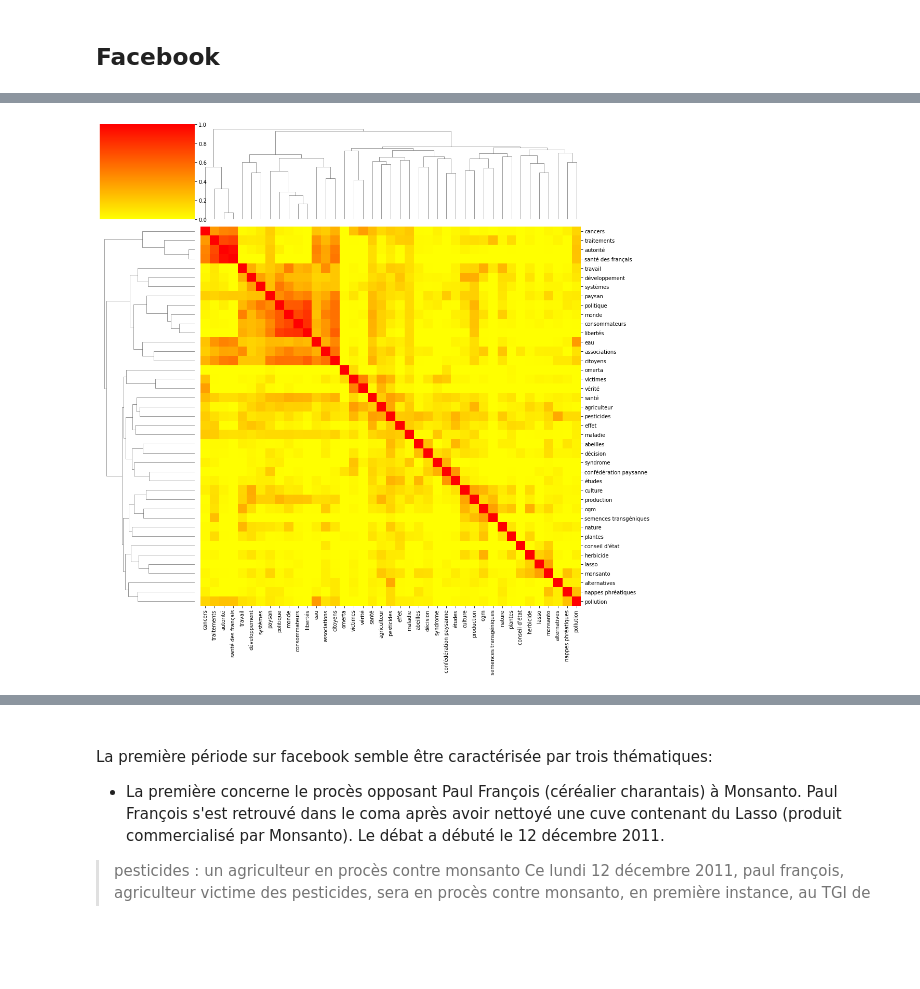
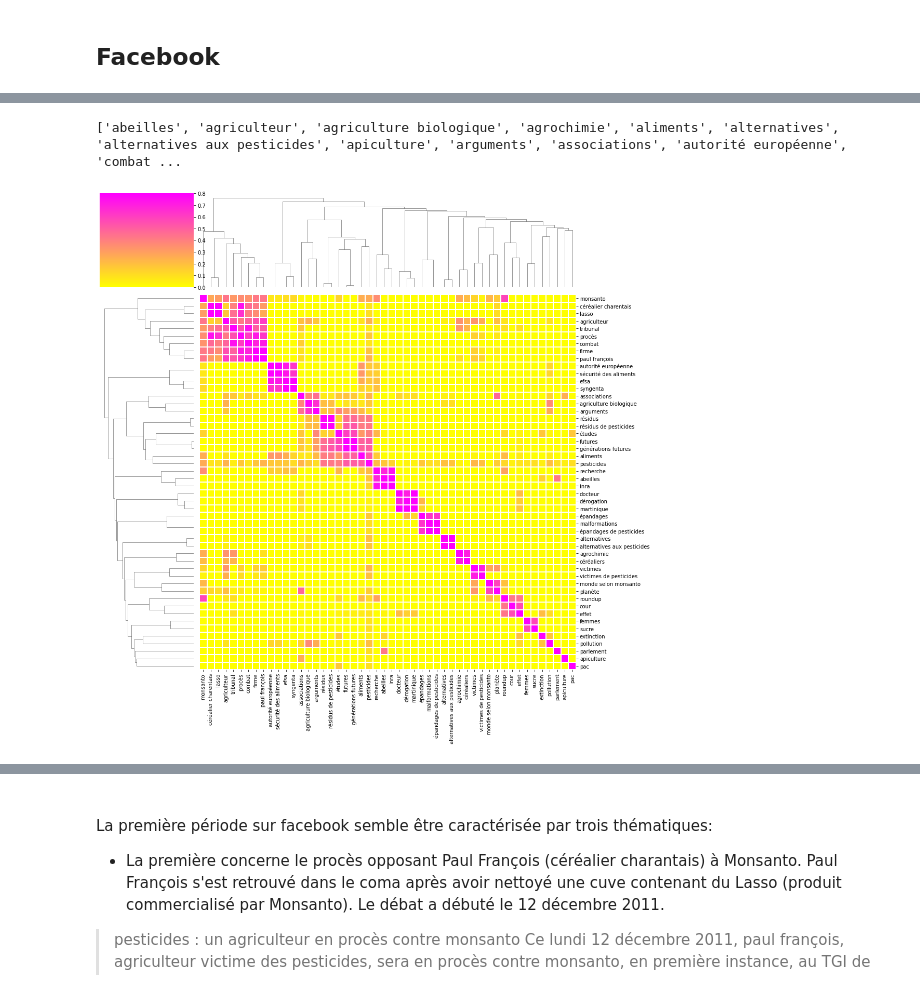
Before and after one commit to jphcoi/MADM, a Jupyter notebook: analyse_text.ipynb, the cells around one changed output, grey strips where cells are left out. Saved outputs shown, nothing was run; the diff lists cells and outputs as text; code cells hidden in the pictures; blank space fills up the shorter version.

```diff
--- a/analyse_text.ipynb
+++ b/analyse_text.ipynb
@@ -104,25 +111,21 @@ def filter_data(data, domain, segment):
     dft1 = dft.loc[(dft["origin"] == domain) & (dft["segm"] == segment)]
     dft1['doc_id'] = dft1['doc_id'].astype('string')
 
-    specific_terms = [x.strip() for x in dfseg1["top20_term_chi2_True"].iloc[0].split(",")]
+    specific_terms = [x.strip() for x in dfseg1["top50_term_chi2_True"].iloc[0].split(",")]
 
     print(specific_terms)
-    df1.loc[df1["term"].isin(specific_terms) == True, "in_top20_term"] = 1
-    df1.loc[df1["term"].isin(specific_terms) == False, "in_top20_term"] = 0
-    # Step: Change data type of Subject to String/Text
-    #df1['Subject'] = df1['Subject'].astype('string')
+    df1.loc[df1["term"].isin(specific_terms) == True, "in_top50_term"] = 1
+    df1.loc[df1["term"].isin(specific_terms) == False, "in_top50_term"] = 0
 
-    # Step: Keep rows where Subject is missing
-    #df1 = df1.loc[df1['Subject'].isna()]
 
-    df2 = df1.drop_duplicates(subset = ["doc_id", "term"]).groupby(['doc_id', 'source', "date"]).agg(sum_of_top20_term =('in_top20_term', 'sum')).reset_index()
-
+    df2 = df1.drop_duplicates(subset = ["doc_id", "term"]).groupby(['doc_id', 'source', "date"]).agg(sum_of_top50_term =('in_top50_term', 'sum')).reset_index()
+    df2['doc_id'] = df2['doc_id'].astype('string')
     df2 = df2.merge(dft1[["doc_id", "text"]], how = "inner", on = ["doc_id"])
 
     return dfseg1, df1, dft1, df2, specific_terms
 # %%
 domains = ["facebook", "twitter", "media"]
-segment = 1
+segment = 0
 domain = domains[0]
 
 list_df = [dfseg0, df0, dft0]
@@ -174,3 +164,7 @@ df11=df11[(df11['term'].isin(top50)) | (df11["in_top20_term"] ==  1)]
+# %%
+df11 = df1.groupby(['term', 'doc_id']).agg(count_doc = ("doc_id", "count")).reset_index()
+df11=df11.merge(df1[['term','in_top50_term']].drop_duplicates(), on='term', how = 'left')
+df11=df11.loc[df11["in_top50_term"] ==  1]
 # %%
 import math
 
@@ -246,19 +209,27 @@ similarity
+# %%
+list_name = [x for x in df11.term.unique()]
+print(list_name)
+# %% [output]
+['abeilles', 'agriculteur', 'agriculture biologique', 'agrochimie', 'aliments', 'alternatives', 'alternatives aux pesticides', 'apiculture', 'arguments', 'associations', 'autorité européenne', 'combat ...
 # %%
 from matplotlib import pyplot as plt
 
 
-cmap_reversed = plt.cm.get_cmap('autumn_r')
+cmap_reversed = plt.cm.get_cmap('spring_r')
 #sns.clustermap(rho_terms)
-ax=sns.clustermap(similarity,figsize=(15,15), cmap = cmap_reversed)#,labels=range(14))
+ax=sns.clustermap(similarity,figsize=(15,15), cmap = cmap_reversed, linewidths=2, linecolor='white', vmax = 0.8)#,labels=range(14))
 new_labels=[]
-labels_list=list(spec_words)
+labels_list= list_name
 for l in ax.ax_heatmap.axes.get_xticklabels():
     l.set_text(labels_list[int(l.get_text())])
     new_labels.append(l)
 ax.ax_heatmap.axes.set_yticklabels(new_labels,rotation=0)
 ax.ax_heatmap.axes.set_xticklabels(new_labels,rotation = 90)
+
 #ax.setp(g.ax_heatmap.get_yticklabels(), rotation=0)
 #ax.set_xticklabels(ax.get_xticklabels(),rotation = 30)
 plt.tight_layout()
+
+plt.savefig(f"clustermap/cm_{domain}_{segment}.png")
 # %% [output]
-[figure, old version]
+[figure, new version]
```
Also changed, not shown: parts of 51 cells of this notebook, 2 other files.
